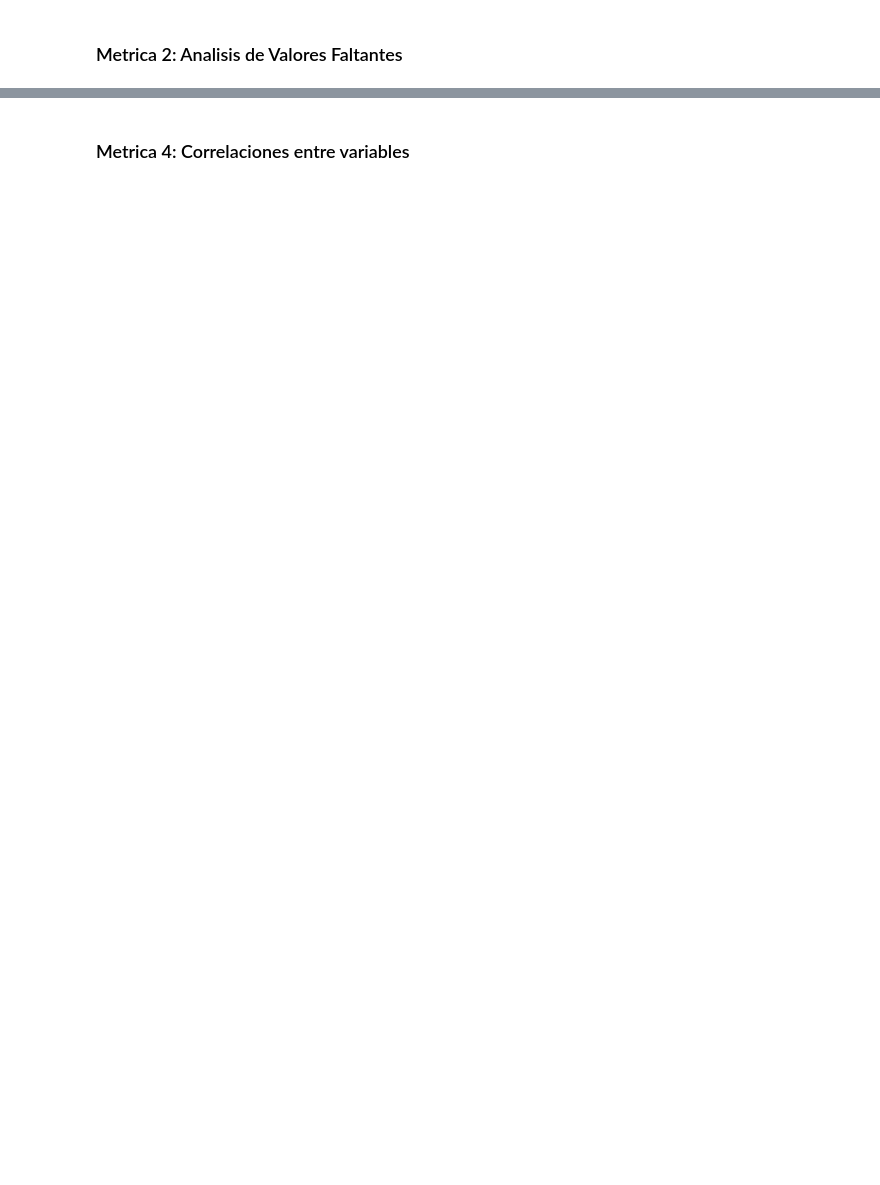
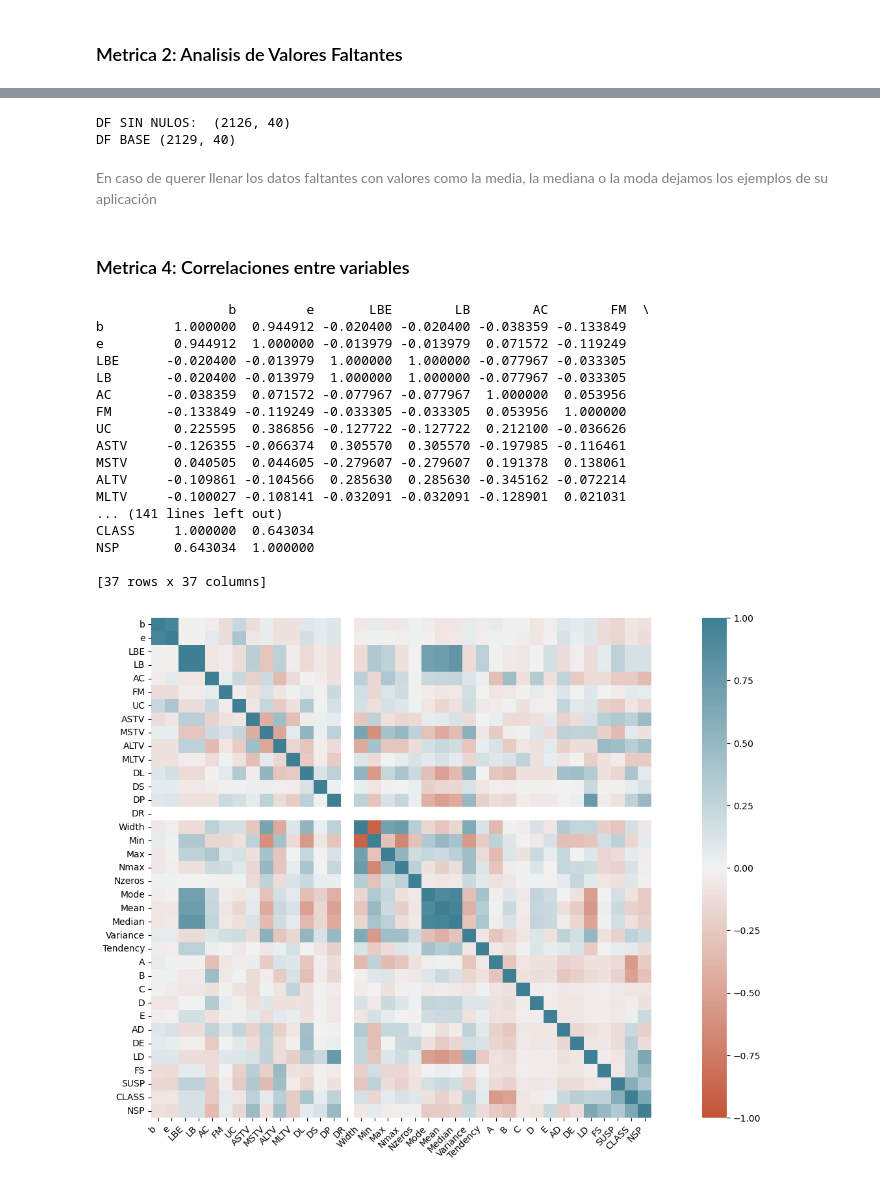
Before and after one commit to DenisFZelaya/Act3-AA-G1, a Jupyter notebook: EDA.ipynb, the cells around one changed output, grey strips where cells are left out. Drawn from its saved outputs; the diff is of its cells as text; code cells hidden in the pictures; blank space fills up the shorter version.

```diff
--- a/EDA.ipynb
+++ b/EDA.ipynb
@@ -154,2 +171,59 @@ Name: CLASS, dtype: float64
+# %%
+from numpy import nan
+
+# Identificar que columnas tienen datos que no pueden tener el valor de 0
+# AC: (Aceleraciones de la Frecuencia Cardíaca Fetal)
+# FM (Movimientos Fetales)
+# UC (Contracciones Uterinas)
+# LB (Línea Base de la Frecuencia Cardíaca Fetal)
+
+cols=['AC','FM','UC','LB']
+
+# Eliminar registros con valores nulos en las columnas especificadas
+df_base_sin_nulos = df_base.dropna(subset=cols)
+print("DF SIN NULOS: " ,df_base_sin_nulos.shape)
+print("DF BASE", df_base.shape)
+# %% [output]
+DF SIN NULOS:  (2126, 40)
+DF BASE (2129, 40)
+# %% [markdown]
+<p style="color: gray">En caso de querer llenar los datos faltantes con valores como la media, la mediana o la moda dejamos los ejemplos de su aplicación</p>
 # %% [markdown]
 ### Metrica 4: Correlaciones entre variables
+# %%
+import seaborn as sns
+
+# Medir la relacion entre 2 variables
+correlaciones= df_base_sin_nulos.corr()
+ax = sns.heatmap(
+    correlaciones,
+    vmin=-1, vmax=1, center=0,
+    cmap=sns.diverging_palette(20, 220, n=200),
+    square=True
+)
+ax.set_xticklabels(
+    ax.get_xticklabels(),
+    rotation=45,
+    horizontalalignment='right'
+);
+
+print(correlaciones)
+# %% [output]
+                 b         e       LBE        LB        AC        FM  \
+b         1.000000  0.944912 -0.020400 -0.020400 -0.038359 -0.133849
+e         0.944912  1.000000 -0.013979 -0.013979  0.071572 -0.119249
+LBE      -0.020400 -0.013979  1.000000  1.000000 -0.077967 -0.033305
+LB       -0.020400 -0.013979  1.000000  1.000000 -0.077967 -0.033305
+AC       -0.038359  0.071572 -0.077967 -0.077967  1.000000  0.053956
+FM       -0.133849 -0.119249 -0.033305 -0.033305  0.053956  1.000000
+UC        0.225595  0.386856 -0.127722 -0.127722  0.212100 -0.036626
+ASTV     -0.126355 -0.066374  0.305570  0.305570 -0.197985 -0.116461
+MSTV      0.040505  0.044605 -0.279607 -0.279607  0.191378  0.138061
+ALTV     -0.109861 -0.104566  0.285630  0.285630 -0.345162 -0.072214
+MLTV     -0.100027 -0.108141 -0.032091 -0.032091 -0.128901  0.021031
+... (141 lines left out)
+CLASS     1.000000  0.643034
+NSP       0.643034  1.000000
+
+[37 rows x 37 columns]
+[figure, added]
```
Also changed, not shown: parts of 12 cells of this notebook, 2 other files.
